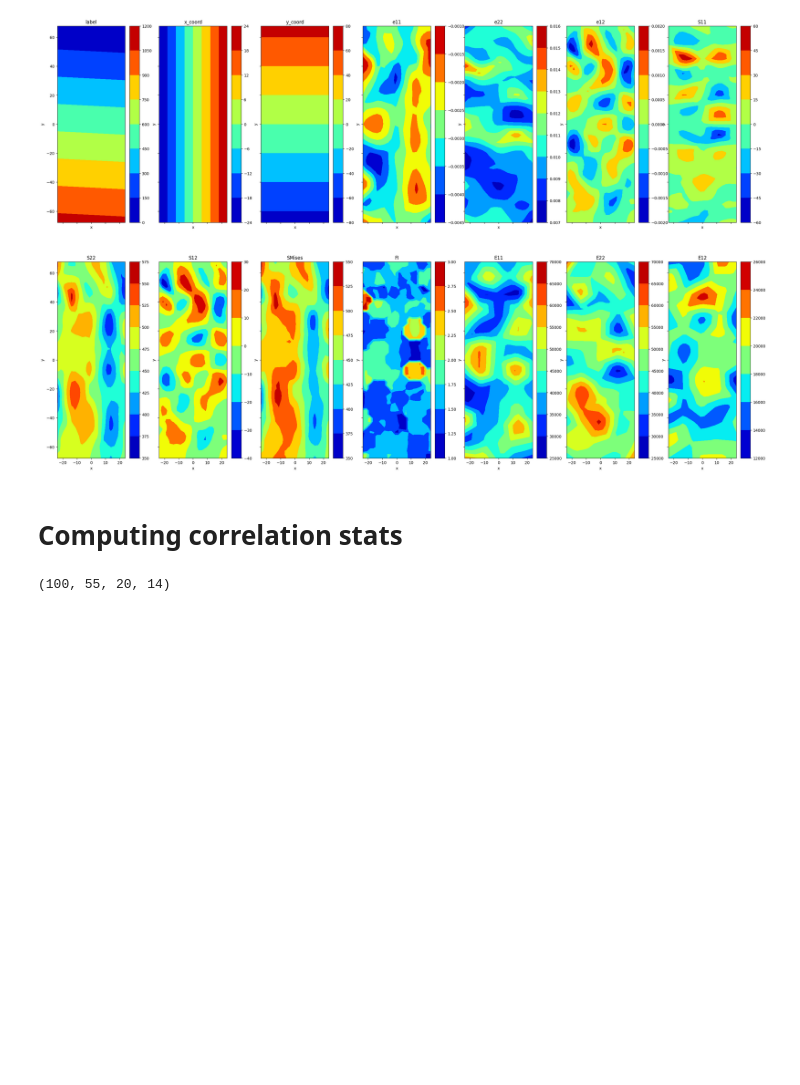
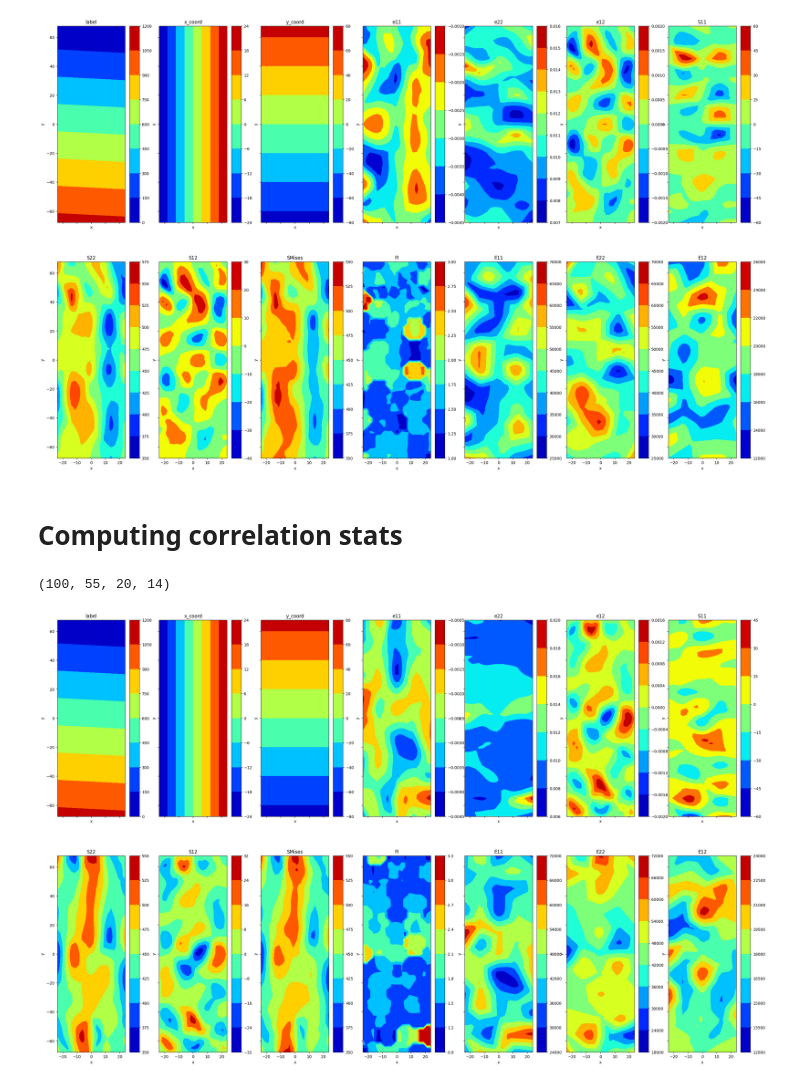
Before and after one commit to KFHICL/TBDCML, a Jupyter notebook: MultiDimTBDCNet.ipynb, the cells around one changed output. Saved outputs shown, nothing was run; the diff lists cells and outputs as text; code cells hidden in the pictures; blank space fills up the shorter version.

```diff
--- a/MultiDimTBDCNet.ipynb
+++ b/MultiDimTBDCNet.ipynb
@@ -144,18 +145,31 @@ for i in range(len(testHeaders)):
 # %%
 # Import all data samples
 numSamples = 100
 
 for i in range(numSamples):
   path = 'data/Unnotched_TBDC_2022_'+str(i)+'.csv'
   if i==0:
     headers, samples = loadSample(path)
     samples = samples.reshape(1, np.shape(samples)[0],np.shape(samples)[1])
   else:
     addSamp = loadSample(path)[1]
     samples = np.concatenate((samples,addSamp.reshape(1, np.shape(addSamp)[0],np.shape(addSamp)[1])))
 
 # Reshape sample variable to have shape (samples, row, column, features)
 samples = samples.reshape(np.shape(samples)[0],55,20,14)
 print(np.shape(samples))
+
+# Test that import and reshape is correct
+fig, axs = plt.subplots(2, int(len(headers)/2), sharex=True, sharey=True,figsize=[32,20]) # Create subplots to fit all variables
+sampleNum = 55
+# Plot  map
+for i in range(len(headers)):
+  ax = plt.subplot(2, int(len(headers)/2), i+1)
+  CS = ax.contourf(samples[sampleNum,:,:,1],samples[sampleNum,:,:,2],samples[sampleNum,:,:,i], cmap = 'jet')
+  plt.xlabel('x')
+  plt.ylabel('y')
+  plt.title(headers[i])
+  fig.colorbar(CS)
 # %% [output]
 (100, 55, 20, 14)
+[figure, added]
```
Also changed, not shown: parts of 3 cells of this notebook.
